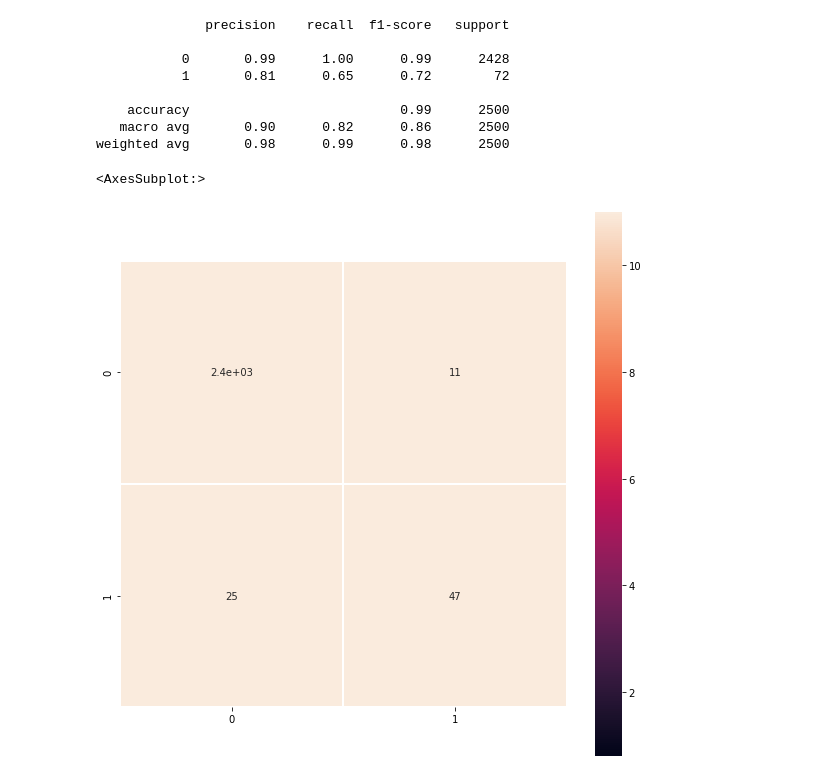
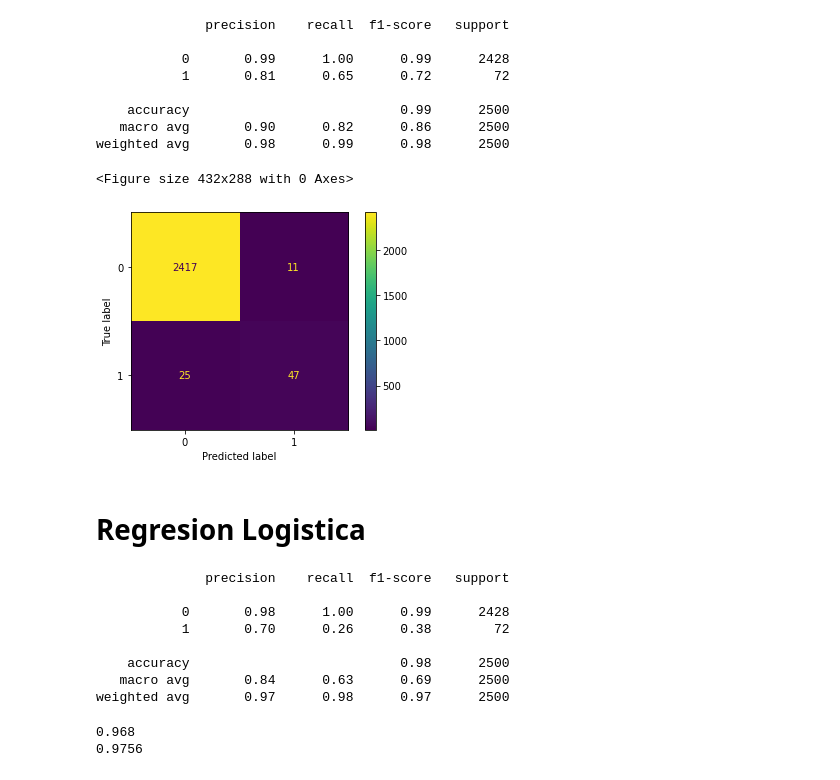
Before and after one commit to jhonnydss/Project_Maintenance, a Jupyter notebook: Proyecto 2, Mantenimiento.ipynb, the cells around one changed output. Cells and saved outputs as stored; diff of their text form; code cells hidden in the pictures.

```diff
--- a/Proyecto 2, Mantenimiento.ipynb
+++ b/Proyecto 2, Mantenimiento.ipynb
@@ -625,8 +623,13 @@ print(classification_report(y_test,xgb))
    macro avg       0.90      0.82      0.86      2500
 weighted avg       0.98      0.99      0.98      2500
 # %%
-plt.figure(figsize=(10, 10))
-sns.heatmap(confusion_matrix(y_test,xgb), vmax=.8, linewidths=0.01,square=True,annot=True)
+cm = confusion_matrix(y_test,xgb)
+disp = ConfusionMatrixDisplay(confusion_matrix=cm)
+plt.figure()
+disp.plot()
+plt.show()
 # %% [output]
-<AxesSubplot:>
+<Figure size 432x288 with 0 Axes>
-[figure, old version]
+[figure, new version]
+# %% [markdown]
+# Regresion Logistica
@@ -632,0 +644,21 @@ sns.heatmap(confusion_matrix(y_test,xgb), vmax=.8, linewidths=0.01,square=True,a
+# %%
+predictions_=predictions_.round(0)
+predictions_=predictions_.astype(int)
+print(classification_report(y_test,predictions_))
+# %% [output]
+              precision    recall  f1-score   support
+
+           0       0.98      1.00      0.99      2428
+           1       0.70      0.26      0.38        72
+
+    accuracy                           0.98      2500
+   macro avg       0.84      0.63      0.69      2500
+weighted avg       0.97      0.98      0.97      2500
+# %%
+lr_train_score = lr.score(X_train, y_train)
+lr_test_score = lr.score(X_test, y_test)
+print(lr_train_score)
+print(lr_test_score)
+# %% [output]
+0.968
+0.9756
```
Also changed, not shown: parts of 39 cells of this notebook.
